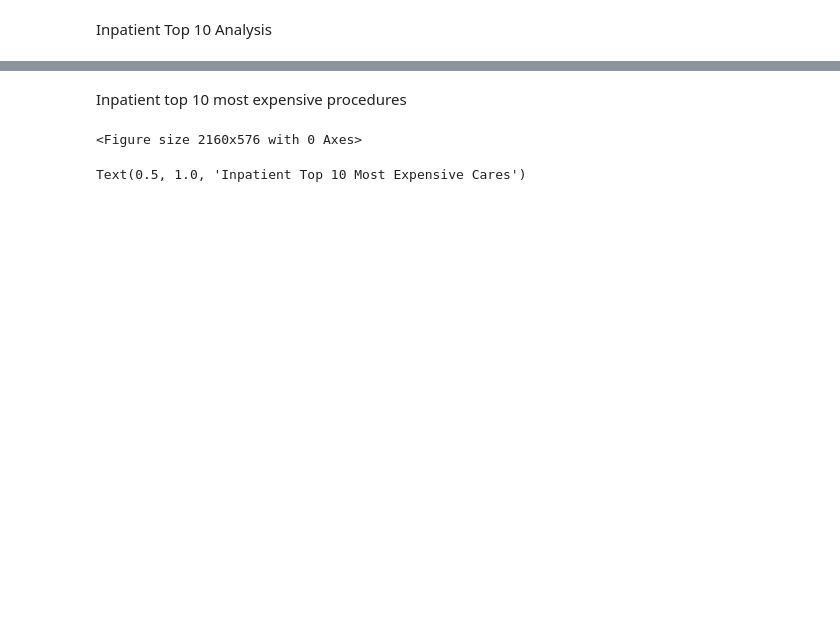
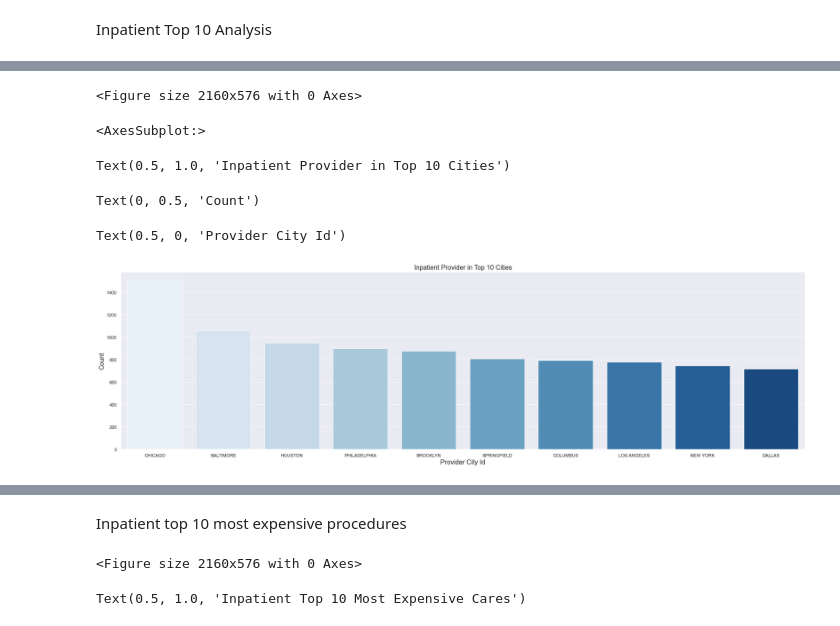
Before and after one commit to blueming-camelia/CIS6397_Project, a Jupyter notebook: inpatientData.ipynb, the cells around one changed output, grey strips where cells are left out. Saved outputs shown, nothing was run; the diff lists cells and outputs as text; code cells hidden in the pictures; blank space fills up the shorter version.

```diff
--- a/inpatientData.ipynb
+++ b/inpatientData.ipynb
@@ -149,0 +86,19 @@ fig.write_image("inpatient_analysis_graphs\inpatient_provider_top_10_states.png"
+# %%
+#Inpatient Provider City
+city_count  = inpatient_df['Provider City'].value_counts()
+city_count = city_count[:10,]
+
+plt.figure(figsize=(30,8))
+
+sns.barplot(x = city_count.index, y = city_count.values,  palette = "Blues")
+plt.title('Inpatient Provider in Top 10 Cities', fontsize=16)
+plt.ylabel('Count', fontsize=16)
+plt.xlabel('Provider City Id', fontsize=16)
+plt.show()
+# %% [output]
+<Figure size 2160x576 with 0 Axes>
+<AxesSubplot:>
+Text(0.5, 1.0, 'Inpatient Provider in Top 10 Cities')
+Text(0, 0.5, 'Count')
+Text(0.5, 0, 'Provider City Id')
+[figure, added]
```
Also changed, not shown: parts of 16 cells of this notebook, 10 other files.
